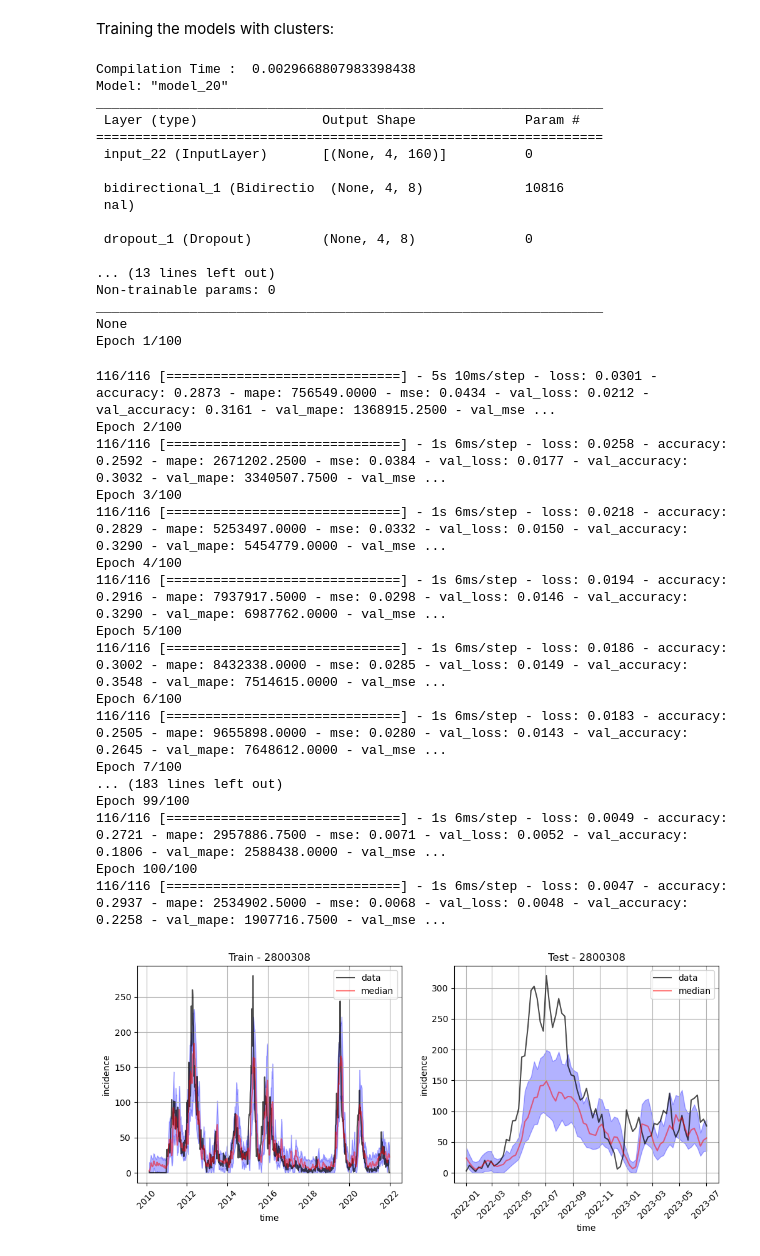
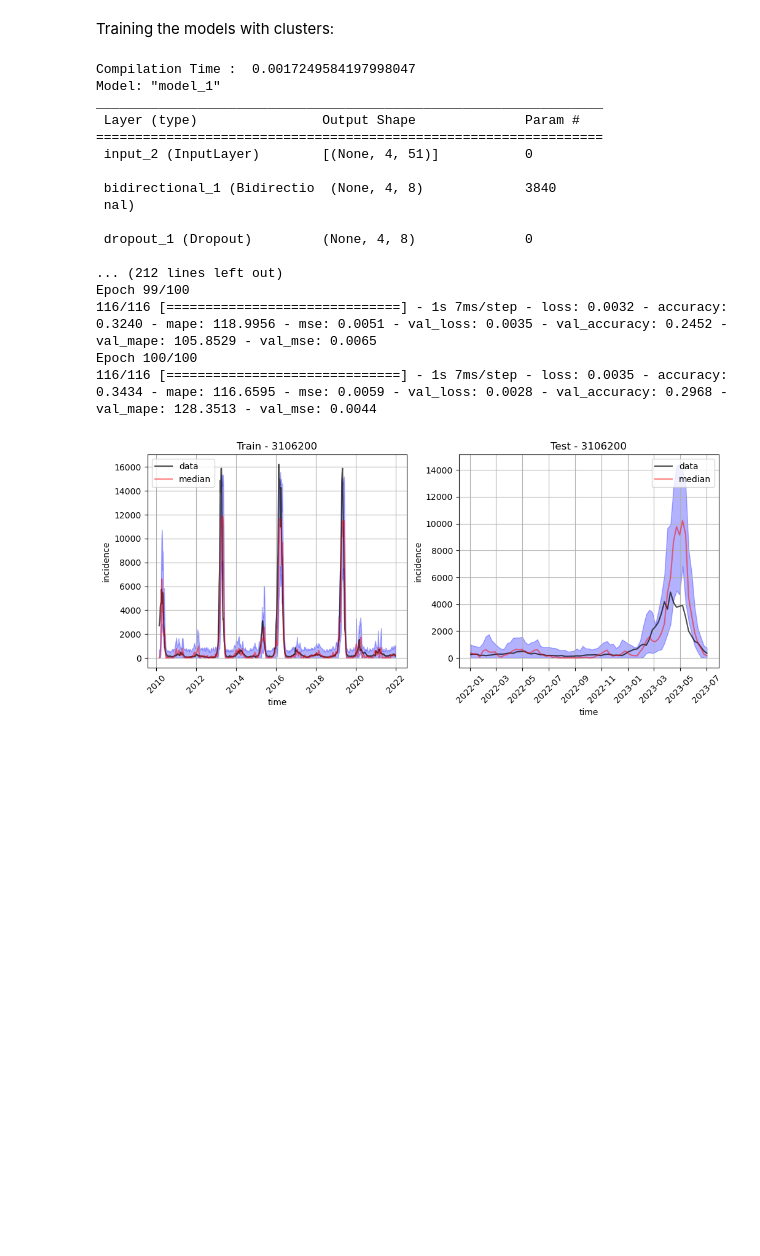
Before and after one commit to eduardocorrearaujo/forecast_models_dengue, a Jupyter notebook: models/neuralnetworks/training_models_cap_NE.ipynb, the cells around one changed output. Saved outputs shown, nothing was run; the diff lists cells and outputs as text; code cells hidden in the pictures; blank space fills up the shorter version.

```diff
--- a/models/neuralnetworks/training_models_cap_NE.ipynb
+++ b/models/neuralnetworks/training_models_cap_NE.ipynb
@@ -28,25 +28,3 @@ l2 = 1e-6
 lr = 0.0001
 # %% [markdown]
 Training the models without clusters:
-# %%
-%%time
-
-for CITY in [2704302, 2927408, 2111300, 2211001,
-            2800308, 2408102, 2304400, 2507507, 2611606]:
-    FILENAME_DATA = f'../../data_single/dengue_{CITY}.csv'
-    df = pd.read_csv(FILENAME_DATA)
-    cols_to_drop = df.columns[df.columns.str.contains('est')]
-    df.drop(cols_to_drop, axis=1, inplace=True)
-    FEAT = df.shape[1]
-
-    model = build_model(l1=l1, l2 = l2, hidden = HIDDEN, features = FEAT,
-                        predict_n = PREDICT_N, look_back=LOOK_BACK, batch_size=BATCH_SIZE, loss = 'msle', lr = lr)
-
-
-    m_msle_all, h_msle_all, m_train_all, m_val_all = make_pred(model, CITY,
-                                                               doenca = 'dengue', epochs = EPOCHS,
-                                                               end_train_date = END_TRAIN_DATE,
-                                                               ratio= None, end_date = END_DATE,
-                         predict_n = PREDICT_N, look_back =  LOOK_BACK, label = 'single',  filename = FILENAME_DATA)
-
-    plot_loss(h_msle_all, title = 'Model loss - MSLE')
@@ -150,59 +56,44 @@ Training the models with clusters:
 %%time
 
 for CITY in [#2704302, 2927408, 2111300, 2211001,
-           2800308,
+           #2800308,
+    3106200
     #2408102, 2304400, 2507507, 2611606
 ]:
     FILENAME_DATA = f'../../data_cluster/dengue_{CITY}_cluster.csv'
     df = pd.read_csv(FILENAME_DATA, index_col = 'Unnamed: 0')
     cols_to_drop = df.columns[df.columns.str.contains('est')]
     df.drop(cols_to_drop, axis=1, inplace=True)
-    FEAT = df.shape[1] + int(df.shape[1]/15)
+    cols = df.shape[1]
+    FEAT = 51#int((1 + 1 / 16) * cols) + 2
 
     model = build_model(l1=l1, l2 = l2, hidden = HIDDEN, features = FEAT,
                         predict_n = PREDICT_N, look_back=LOOK_BACK, batch_size=BATCH_SIZE, loss = 'msle', lr = lr)
 
 
     m_msle_all, h_msle_all, m_train_all, m_val_all = make_pred(model, CITY,
                                                                doenca = 'dengue', epochs = EPOCHS,
                                                                end_train_date = END_TRAIN_DATE,
                                                                ratio= None, end_date = END_DATE,
                          predict_n = PREDICT_N, look_back =  LOOK_BACK, label = 'cluster',  filename = FILENAME_DATA)
 
     plot_loss(h_msle_all, title = 'Model loss - MSLE')
 # %% [output]
-Compilation Time :  0.0029668807983398438
-Model: "model_20"
+Compilation Time :  0.0017249584197998047
+Model: "model_1"
 _________________________________________________________________
  Layer (type)                Output Shape              Param #
 =================================================================
- input_22 (InputLayer)       [(None, 4, 160)]          0
+ input_2 (InputLayer)        [(None, 4, 51)]           0
 
- bidirectional_1 (Bidirectio  (None, 4, 8)             10816
+ bidirectional_1 (Bidirectio  (None, 4, 8)             3840
  nal)
 
  dropout_1 (Dropout)         (None, 4, 8)              0
 
-... (13 lines left out)
-Non-trainable params: 0
-_________________________________________________________________
-None
-Epoch 1/100
+... (212 lines left out)
+Epoch 99/100
+116/116 [==============================] - 1s 7ms/step - loss: 0.0032 - accuracy: 0.3240 - mape: 118.9956 - mse: 0.0051 - val_loss: 0.0035 - val_accuracy: 0.2452 - val_mape: 105.8529 - val_mse: 0.0065
+Epoch 100/100
+116/116 [==============================] - 1s 7ms/step - loss: 0.0035 - accuracy: 0.3434 - mape: 116.6595 - mse: 0.0059 - val_loss: 0.0028 - val_accuracy: 0.2968 - val_mape: 128.3513 - val_mse: 0.0044
-116/116 [==============================] - 5s 10ms/step - loss: 0.0301 - accuracy: 0.2873 - mape: 756549.0000 - mse: 0.0434 - val_loss: 0.0212 - val_accuracy: 0.3161 - val_mape: 1368915.2500 - val_mse ...
-Epoch 2/100
-116/116 [==============================] - 1s 6ms/step - loss: 0.0258 - accuracy: 0.2592 - mape: 2671202.2500 - mse: 0.0384 - val_loss: 0.0177 - val_accuracy: 0.3032 - val_mape: 3340507.7500 - val_mse ...
-Epoch 3/100
-116/116 [==============================] - 1s 6ms/step - loss: 0.0218 - accuracy: 0.2829 - mape: 5253497.0000 - mse: 0.0332 - val_loss: 0.0150 - val_accuracy: 0.3290 - val_mape: 5454779.0000 - val_mse ...
-Epoch 4/100
-116/116 [==============================] - 1s 6ms/step - loss: 0.0194 - accuracy: 0.2916 - mape: 7937917.5000 - mse: 0.0298 - val_loss: 0.0146 - val_accuracy: 0.3290 - val_mape: 6987762.0000 - val_mse ...
-Epoch 5/100
-116/116 [==============================] - 1s 6ms/step - loss: 0.0186 - accuracy: 0.3002 - mape: 8432338.0000 - mse: 0.0285 - val_loss: 0.0149 - val_accuracy: 0.3548 - val_mape: 7514615.0000 - val_mse ...
-Epoch 6/100
-116/116 [==============================] - 1s 6ms/step - loss: 0.0183 - accuracy: 0.2505 - mape: 9655898.0000 - mse: 0.0280 - val_loss: 0.0143 - val_accuracy: 0.2645 - val_mape: 7648612.0000 - val_mse ...
-Epoch 7/100
-... (183 lines left out)
-Epoch 99/100
-116/116 [==============================] - 1s 6ms/step - loss: 0.0049 - accuracy: 0.2721 - mape: 2957886.7500 - mse: 0.0071 - val_loss: 0.0052 - val_accuracy: 0.1806 - val_mape: 2588438.0000 - val_mse ...
-Epoch 100/100
-116/116 [==============================] - 1s 6ms/step - loss: 0.0047 - accuracy: 0.2937 - mape: 2534902.5000 - mse: 0.0068 - val_loss: 0.0048 - val_accuracy: 0.2258 - val_mape: 1907716.7500 - val_mse ...
-[figure, old version]
+[figure, new version]
```
Also changed, not shown: parts of 13 cells of this notebook, 9 other files.
